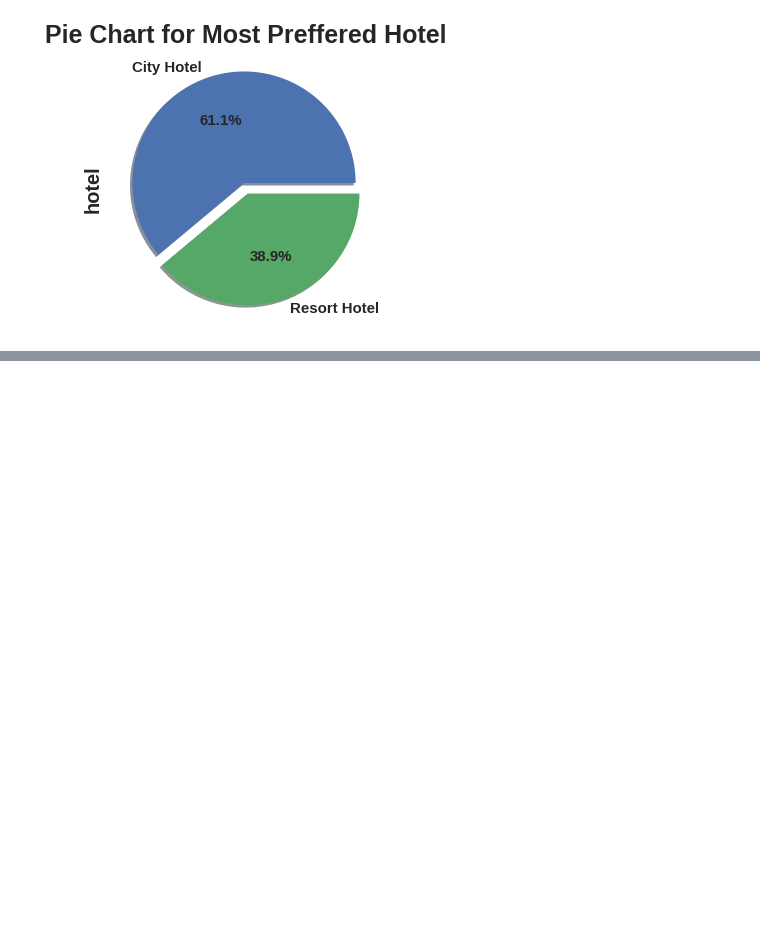
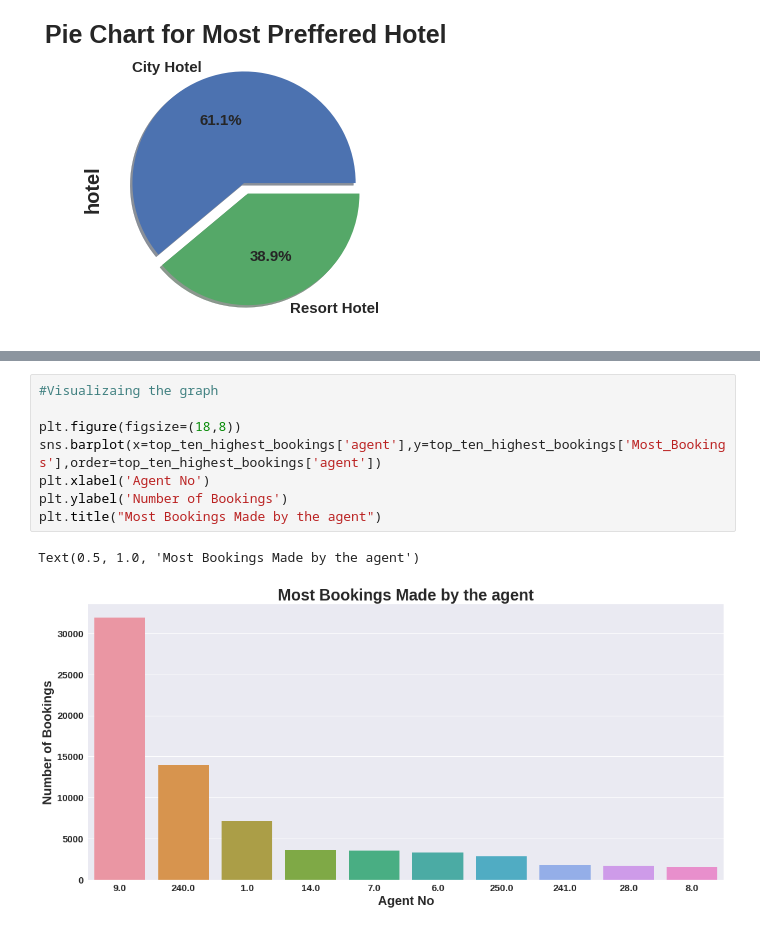
Before and after one commit to Satyaprakash-Dinesh-Vispute/Hotel-Booking-Analysis-EDA, a Jupyter notebook: Hotel_Booking_Analysis_(EDA).ipynb, the cells around one changed output, grey strips where cells are left out. Cells and saved outputs as stored; diff of their text form; blank space fills up the shorter version.

```diff
--- a/Hotel_Booking_Analysis_(EDA).ipynb
+++ b/Hotel_Booking_Analysis_(EDA).ipynb
@@ -329,0 +331,11 @@ top_ten_highest_bookings
+# %%
+#Visualizaing the graph
+
+plt.figure(figsize=(18,8))
+sns.barplot(x=top_ten_highest_bookings['agent'],y=top_ten_highest_bookings['Most_Bookings'],order=top_ten_highest_bookings['agent'])
+plt.xlabel('Agent No')
+plt.ylabel('Number of Bookings')
+plt.title("Most Bookings Made by the agent")
+# %% [output]
+Text(0.5, 1.0, 'Most Bookings Made by the agent')
+[figure, added]
```
Also changed, not shown: parts of 13 cells of this notebook.
